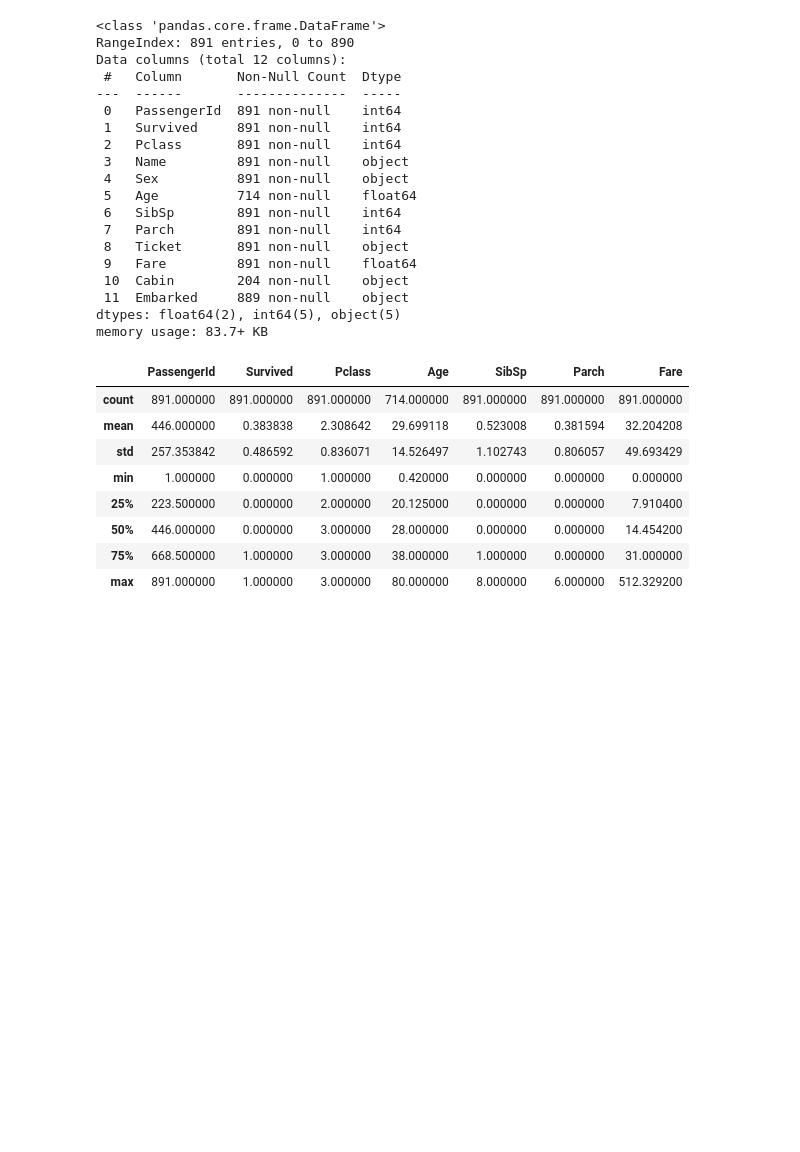
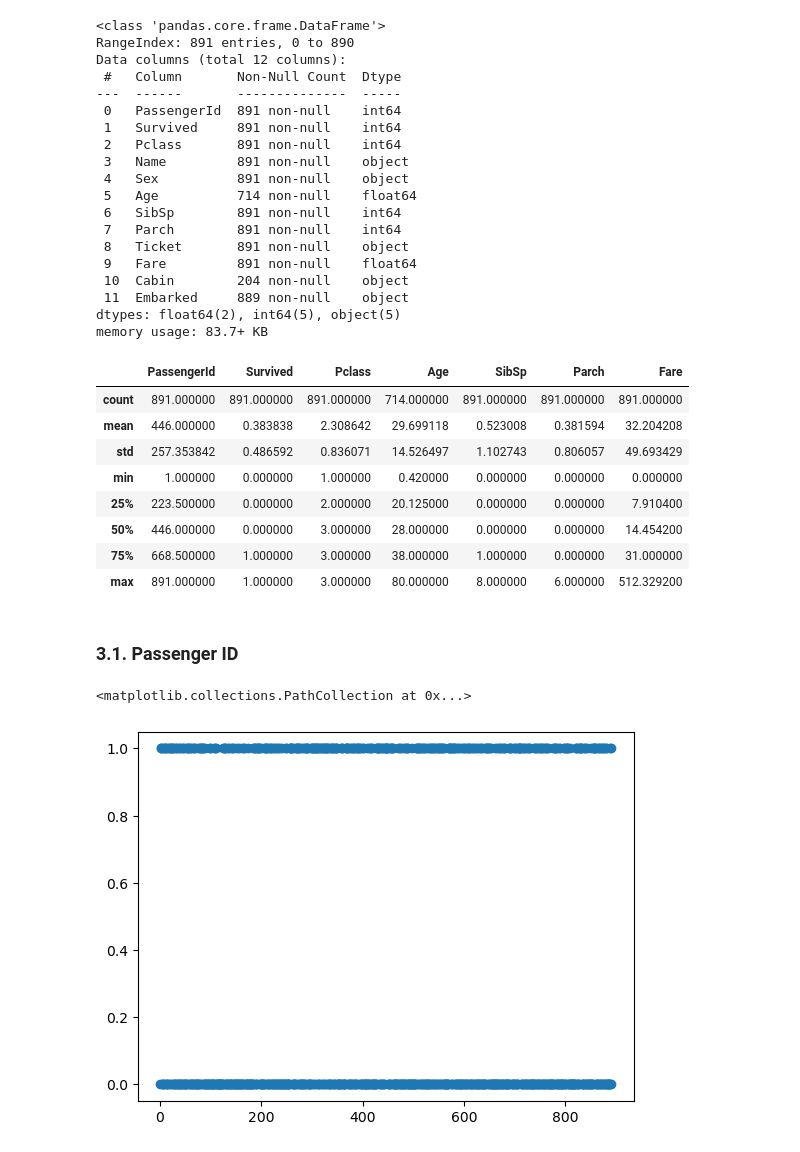
Before and after one commit to FuturPanda/ML-lessons, a Jupyter notebook: Titanic Kaggle/Titanic_nb.ipynb, the cells around one changed output. Cells and saved outputs as stored; diff of their text form; code cells hidden in the pictures; blank space fills up the shorter version.

```diff
--- a/Titanic Kaggle/Titanic_nb.ipynb
+++ b/Titanic Kaggle/Titanic_nb.ipynb
@@ -89,3 +91,11 @@ memory usage: 83.7+ KB
 | 50% | 446.000000 | 0.000000 | 3.000000 | 28.000000 | 0.000000 | 0.000000 | 14.454200 |
 | 75% | 668.500000 | 1.000000 | 3.000000 | 38.000000 | 1.000000 | 0.000000 | 31.000000 |
 | max | 891.000000 | 1.000000 | 3.000000 | 80.000000 | 8.000000 | 6.000000 | 512.329200 |
+# %% [markdown]
+### 3.1. Passenger ID
+# %%
+plt.figure()
+plt.scatter(train_csv["PassengerId"], train_csv["Survived"])
+# %% [output]
+<matplotlib.collections.PathCollection at 0x...>
+[figure, added]
```
Also changed, not shown: parts of 10 cells of this notebook.
